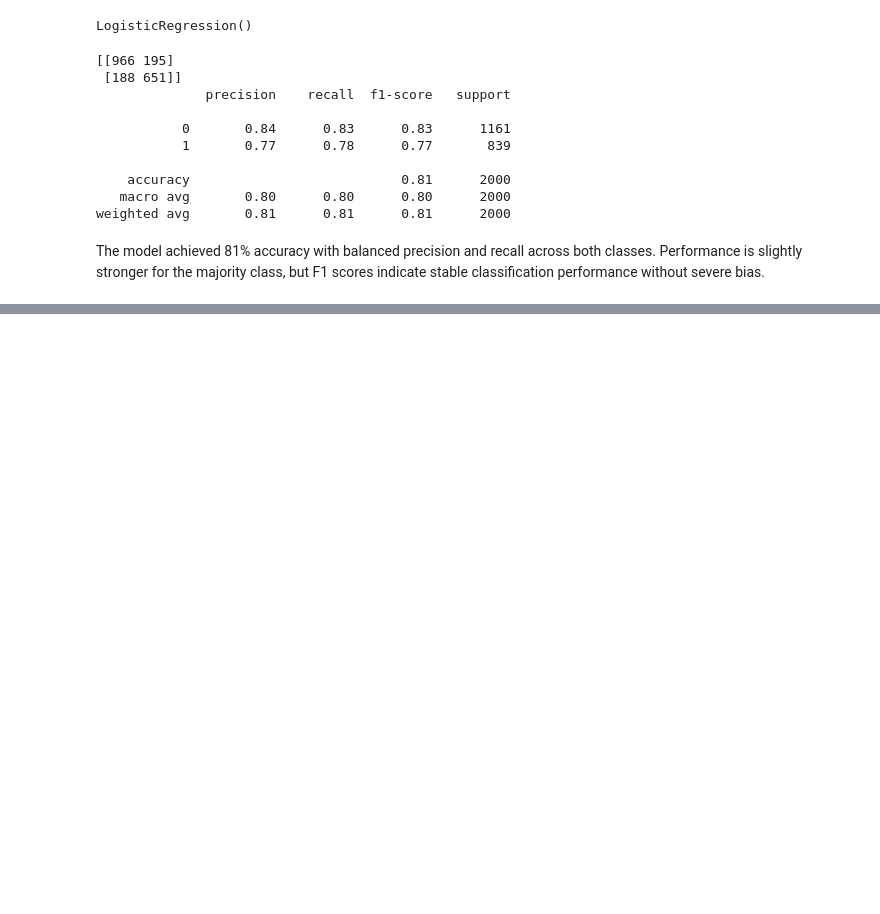
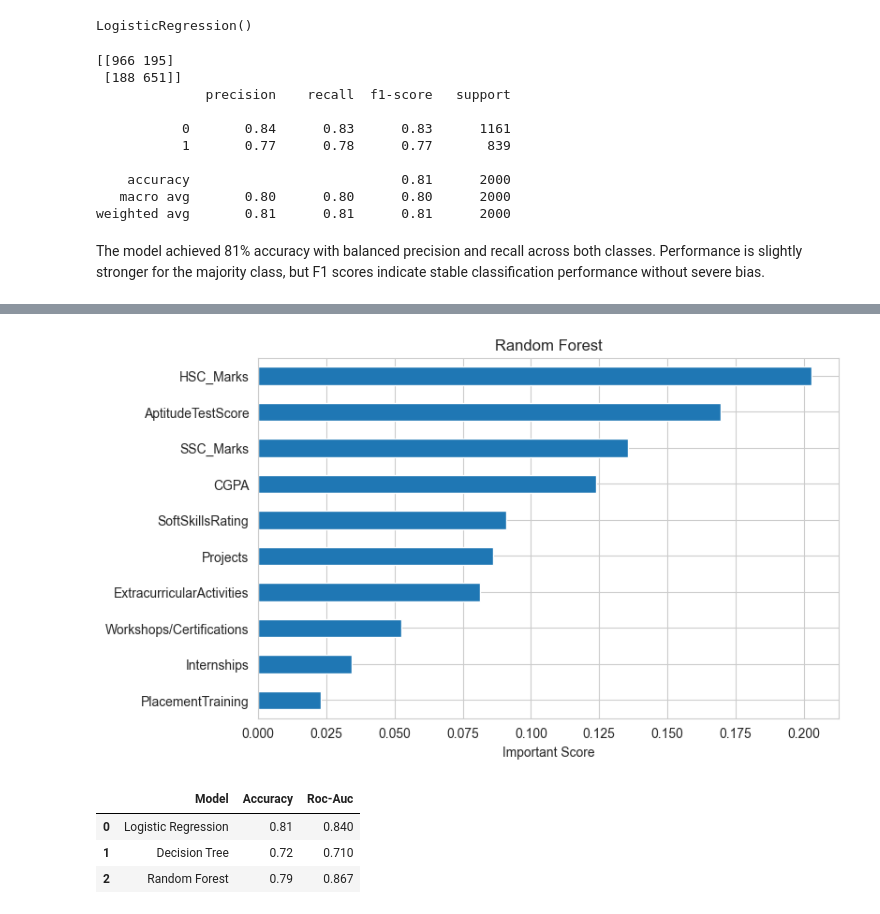
Before and after one commit to 24je0657/Student_Placement_Prediction, a Jupyter notebook: Notebooks/01_data_exploration.ipynb, the cells around one changed output, grey strips where cells are left out. Drawn from its saved outputs; the diff is of its cells as text; code cells hidden in the pictures; blank space fills up the shorter version.

```diff
--- a/Notebooks/01_data_exploration.ipynb
+++ b/Notebooks/01_data_exploration.ipynb
@@ -172,0 +216,14 @@ The model achieved 81% accuracy with balanced precision and recall across both c
+# %%
+from sklearn.tree import DecisionTreeClassifier
+from sklearn.metrics import accuracy_score , roc_auc_score
+
+tree = DecisionTreeClassifier(random_state=42) # Creating Decision tree model
+tree.fit(X_train , y_train)
+y_pred_tree = tree.predict(X_test)
+y_prob_tree = tree.predict_proba(X_test)[:,1]
+
+acc_tree = accuracy_score(y_test ,y_pred_tree)
+auc_tree = roc_auc_score(y_test , y_prob_tree)
+
+print("Decision Tree Accuracy:", acc_tree)
+print("Decision Tree AUC:", auc_tree)
@@ -172,0 +238,13 @@ The model achieved 81% accuracy with balanced precision and recall across both c
+# %%
+from sklearn.ensemble import RandomForestClassifier
+
+rf = RandomForestClassifier(n_estimators=100 , random_state=42)
+rf.fit(X_train , y_train)
+y_pred_rf = rf.predict(X_test)
+y_prob_rf = rf.predict_proba(X_test)[:,1]
+
+acc_rf = accuracy_score(y_test , y_pred_rf)
+auc_rf = roc_auc_score(y_test , y_prob_rf)
+
+print("Random Forest Accuracy :",acc_rf)
+print("Random Forest Auc :",auc_rf)
@@ -172,0 +254,3 @@ The model achieved 81% accuracy with balanced precision and recall across both c
+# %%
+rf_importance = pd.Series(rf.feature_importances_ , index = X.columns)
+rf_importance.sort_values(ascending=False)
@@ -172,0 +269,19 @@ The model achieved 81% accuracy with balanced precision and recall across both c
+# %%
+rf_importance.sort_values().plot(kind = 'barh' ,figsize=(8,5))
+plt.title("Random Forest")
+plt.xlabel("Important Score")
+plt.show()
+# %% [output]
+[figure, added]
+# %%
+results = pd.DataFrame({
+    "Model":["Logistic Regression","Decision Tree","Random Forest"],
+    "Accuracy" :[0.81,0.72,0.79],
+    "Roc-Auc" :[0.84,0.71,0.867]
+})
+results
+# %% [output]
+|  | Model | Accuracy | Roc-Auc |
+| 0 | Logistic Regression | 0.81 | 0.840 |
+| 1 | Decision Tree | 0.72 | 0.710 |
+| 2 | Random Forest | 0.79 | 0.867 |
```
Also changed, not shown: parts of 10 cells of this notebook, 3 other files.
